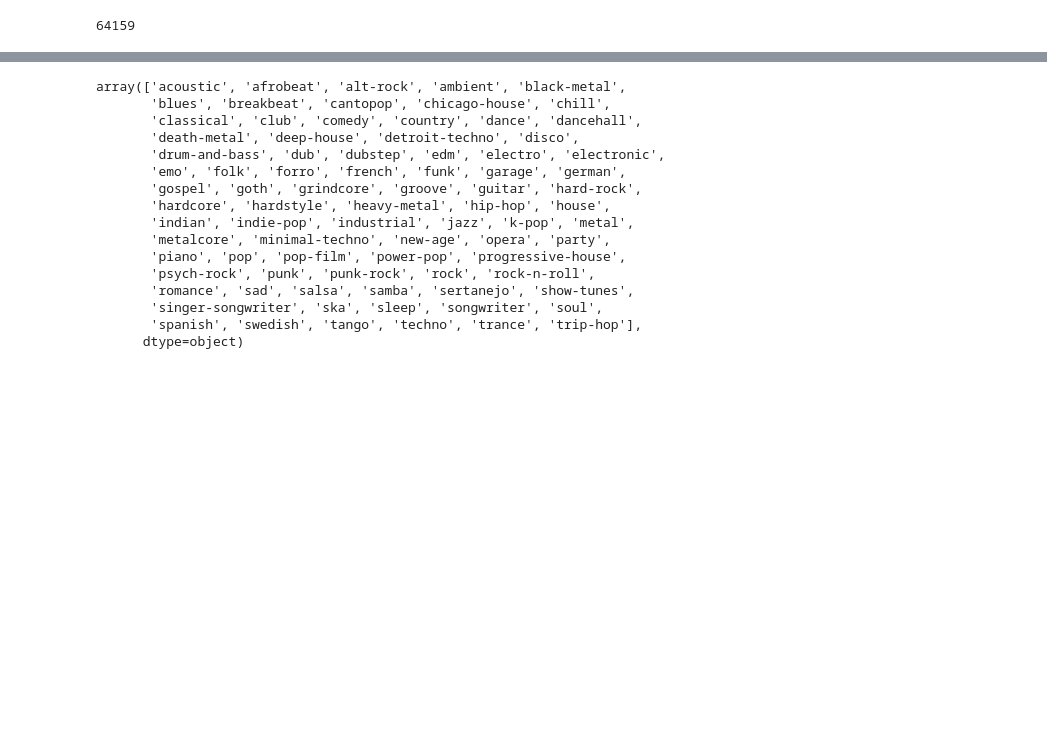
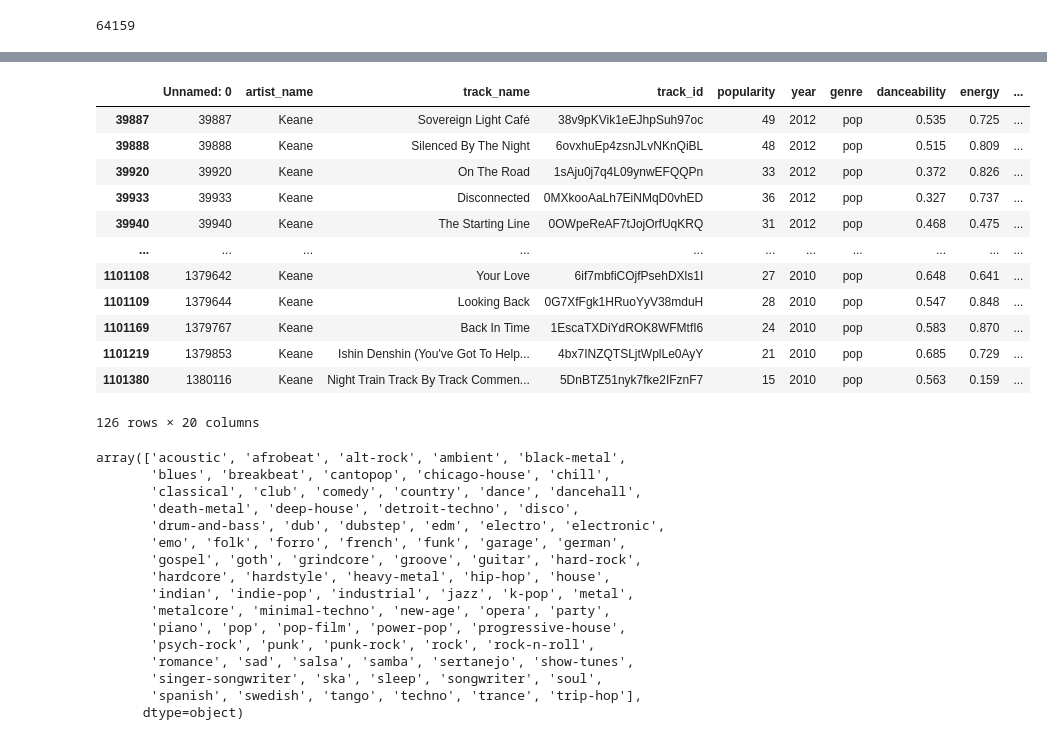
Before and after one commit to acoke99/MoodTunes, a Jupyter notebook: notebooks/data_wrangling.ipynb, the cells around one changed output, grey strips where cells are left out. Drawn from its saved outputs; the diff is of its cells as text; code cells hidden in the pictures; blank space fills up the shorter version.

```diff
--- a/notebooks/data_wrangling.ipynb
+++ b/notebooks/data_wrangling.ipynb
@@ -21,3 +21,10 @@ artists = tracks_df['artist_name'].unique().tolist()
 len(artists)
 # %% [output]
 64159
+# %%
+# Load artists file
+artists_df = pd.read_csv('../datasets/artists.csv')
+
+# Get artists with genres containing "pop"
+pop_artists = artists_df[artists_df['genres'].str.contains('pop')]
+pop_artists.head()
@@ -24,3 +55,27 @@ len(artists)
+# %%
+# For tracks with the genre "piano", change the genre to "pop" if the artist is a pop artist
+piano_mask = tracks_df['genre'] == 'piano'
+piano_artists = tracks_df.loc[piano_mask, 'artist_name']
+tracks_df.loc[piano_mask, 'genre'] = piano_artists.apply(
+    lambda artist: 'pop' if artist in pop_artists['name'].values else 'piano'
+)
+
+# Display tracks for the artist "Keane"
+tracks_df.loc[tracks_df['artist_name'] == 'Keane']
+# %% [output]
+|  | Unnamed: 0 | artist_name | track_name | track_id | popularity | year | genre | danceability | energy | ... |
+| 39887 | 39887 | Keane | Sovereign Light Café | 38v9pKVik1eEJhpSuh97oc | 49 | 2012 | pop | 0.535 | 0.725 | ... |
+| 39888 | 39888 | Keane | Silenced By The Night | 6ovxhuEp4zsnJLvNKnQiBL | 48 | 2012 | pop | 0.515 | 0.809 | ... |
+| 39920 | 39920 | Keane | On The Road | 1sAju0j7q4L09ynwEFQQPn | 33 | 2012 | pop | 0.372 | 0.826 | ... |
+| 39933 | 39933 | Keane | Disconnected | 0MXkooAaLh7EiNMqD0vhED | 36 | 2012 | pop | 0.327 | 0.737 | ... |
+| 39940 | 39940 | Keane | The Starting Line | 0OWpeReAF7tJojOrfUqKRQ | 31 | 2012 | pop | 0.468 | 0.475 | ... |
+| ... | ... | ... | ... | ... | ... | ... | ... | ... | ... | ... |
+| 1101108 | 1379642 | Keane | Your Love | 6if7mbfiCOjfPsehDXls1I | 27 | 2010 | pop | 0.648 | 0.641 | ... |
+| 1101109 | 1379644 | Keane | Looking Back | 0G7XfFgk1HRuoYyV38mduH | 28 | 2010 | pop | 0.547 | 0.848 | ... |
+| 1101169 | 1379767 | Keane | Back In Time | 1EscaTXDiYdROK8WFMtfI6 | 24 | 2010 | pop | 0.583 | 0.870 | ... |
+| 1101219 | 1379853 | Keane | Ishin Denshin (You've Got To Help... | 4bx7INZQTSLjtWplLe0AyY | 21 | 2010 | pop | 0.685 | 0.729 | ... |
+| 1101380 | 1380116 | Keane | Night Train Track By Track Commen... | 5DnBTZ51nyk7fke2IFznF7 | 15 | 2010 | pop | 0.563 | 0.159 | ... |
+126 rows × 20 columns
 # %%
 # Get a list of genres
 genres = tracks_df['genre'].unique()
```
Also changed, not shown: parts of 4 cells of this notebook, 2 other files.
